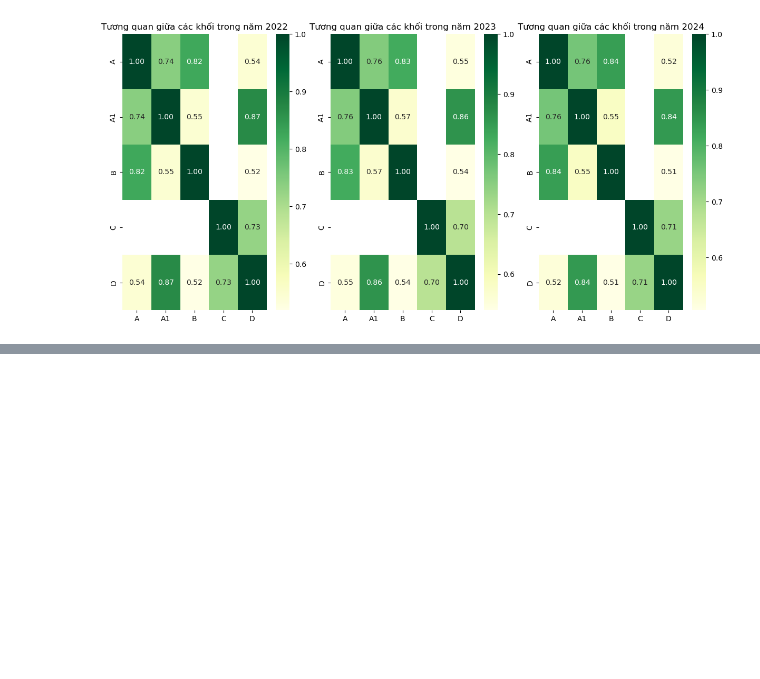
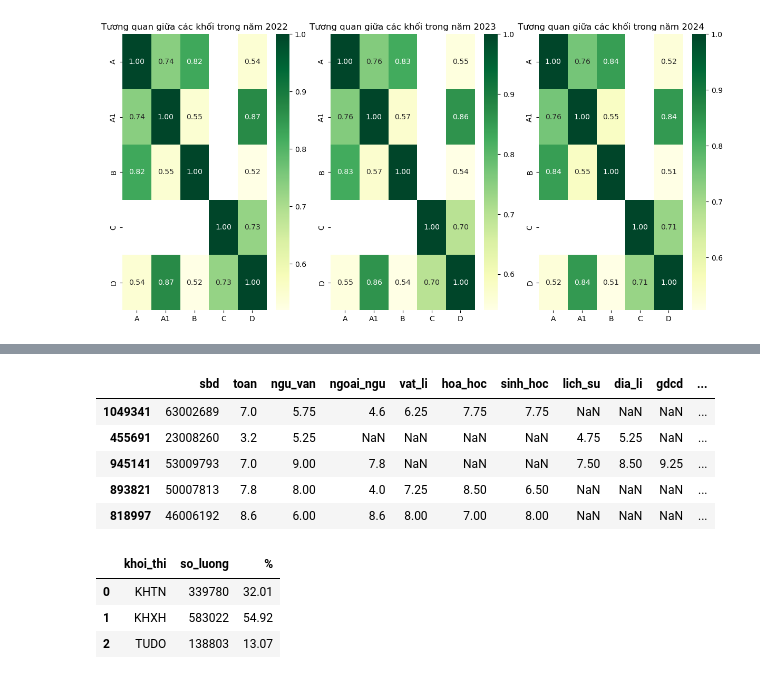
Before and after one commit to nmkhan9/Test_score_analysis-22-23-24-, a Jupyter notebook: Test_Score_Analysis_22_23_24.ipynb, the cells around one changed output, grey strips where cells are left out. Drawn from its saved outputs; the diff is of its cells as text; code cells hidden in the pictures; blank space fills up the shorter version.

```diff
--- a/Test_Score_Analysis_22_23_24.ipynb
+++ b/Test_Score_Analysis_22_23_24.ipynb
@@ -699,0 +750,9 @@ df.head()
+# %%
+df123.sample(5)
+# %% [output]
+|  | sbd | toan | ngu_van | ngoai_ngu | vat_li | hoa_hoc | sinh_hoc | lich_su | dia_li | gdcd | ... |
+| 1049341 | 63002689 | 7.0 | 5.75 | 4.6 | 6.25 | 7.75 | 7.75 | NaN | NaN | NaN | ... |
+| 455691 | 23008260 | 3.2 | 5.25 | NaN | NaN | NaN | NaN | 4.75 | 5.25 | NaN | ... |
+| 945141 | 53009793 | 7.0 | 9.00 | 7.8 | NaN | NaN | NaN | 7.50 | 8.50 | 9.25 | ... |
+| 893821 | 50007813 | 7.8 | 8.00 | 4.0 | 7.25 | 8.50 | 6.50 | NaN | NaN | NaN | ... |
+| 818997 | 46006192 | 8.6 | 6.00 | 8.6 | 8.00 | 7.00 | 8.00 | NaN | NaN | NaN | ... |
@@ -699,0 +765,7 @@ df.head()
+# %%
+test_24
+# %% [output]
+|  | khoi_thi | so_luong | % |
+| 0 | KHTN | 339780 | 32.01 |
+| 1 | KHXH | 583022 | 54.92 |
+| 2 | TUDO | 138803 | 13.07 |
```
Also changed, not shown: parts of 15 cells of this notebook.
